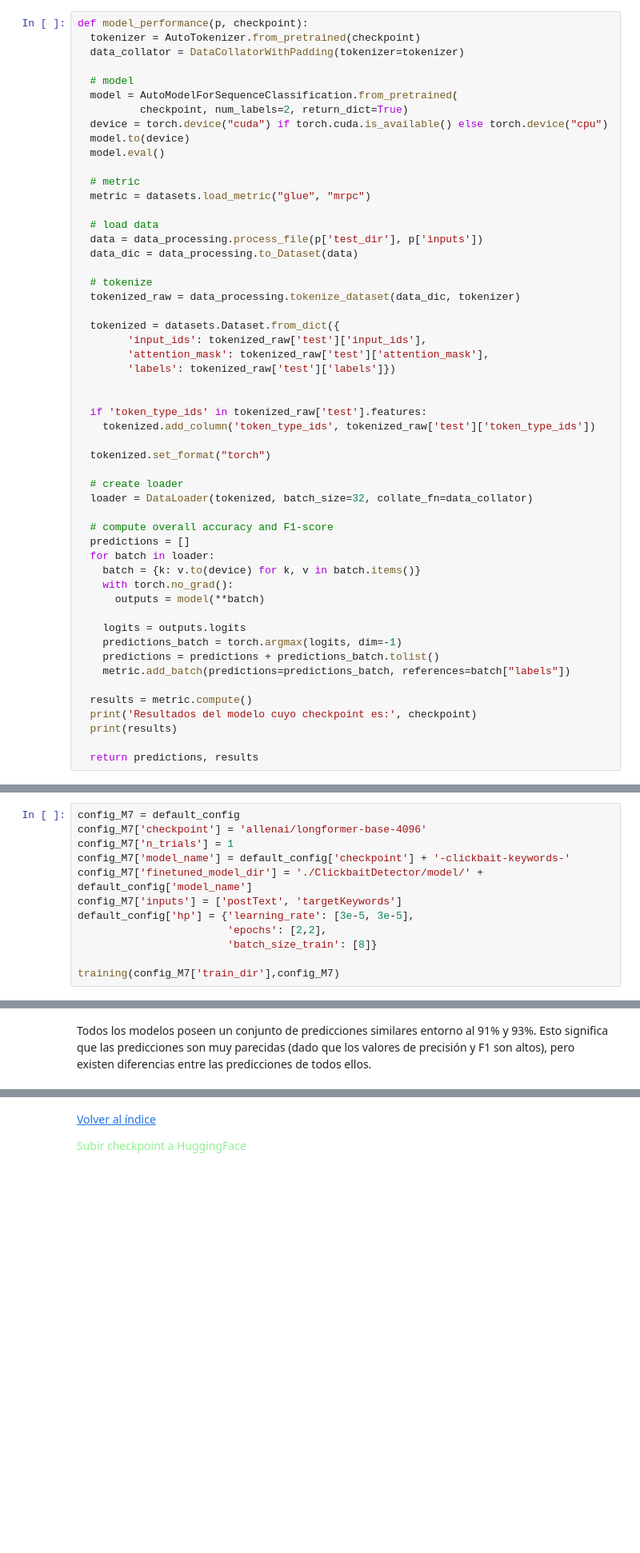
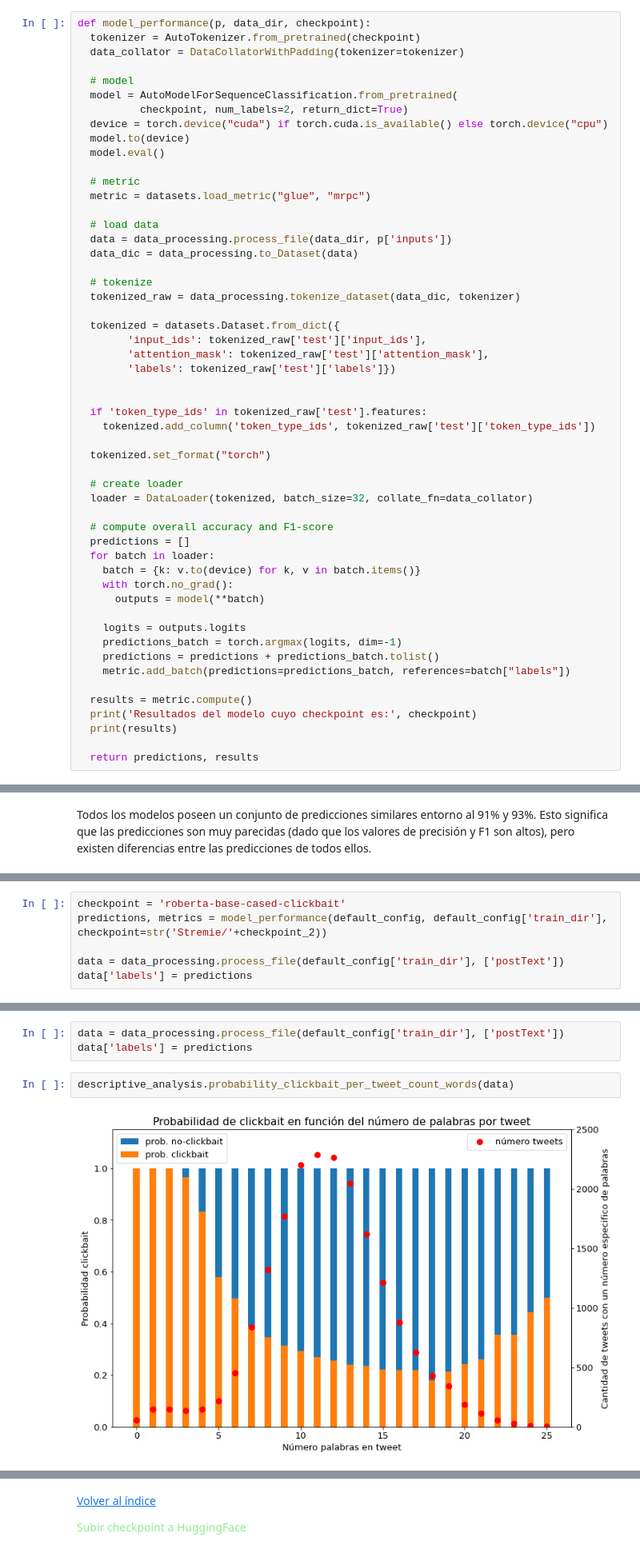
Before and after one commit to Albmargar1/ClickbaitDetector, a Jupyter notebook: main.ipynb, the cells around one changed output, grey strips where cells are left out. Shown at 80% size. Drawn from its saved outputs; the diff is of its cells as text; blank space fills up the shorter version.

```diff
--- a/main.ipynb
+++ b/main.ipynb
@@ -164,7 +163,7 @@ def training(data_dir, p):
 
 <font color='lightgreen'> Evaluación del modelo </font>
 # %%
-def model_performance(p, checkpoint):
+def model_performance(p, data_dir, checkpoint):
   tokenizer = AutoTokenizer.from_pretrained(checkpoint)
   data_collator = DataCollatorWithPadding(tokenizer=tokenizer)
 
@@ -179,7 +178,7 @@ def model_performance(p, checkpoint):
   metric = datasets.load_metric("glue", "mrpc")
 
   # load data
-  data = data_processing.process_file(p['test_dir'], p['inputs'])
+  data = data_processing.process_file(data_dir, p['inputs'])
   data_dic = data_processing.to_Dataset(data)
 
   # tokenize
@@ -496,15 +490,3 @@ training(config_M6['train_dir'],config_M6)
-# %%
-config_M7 = default_config
-config_M7['checkpoint'] = 'allenai/longformer-base-4096'
-config_M7['n_trials'] = 1
-config_M7['model_name'] = default_config['checkpoint'] + '-clickbait-keywords-'
-config_M7['finetuned_model_dir'] = './ClickbaitDetector/model/' + default_config['model_name']
-config_M7['inputs'] = ['postText', 'targetKeywords']
-default_config['hp'] = {'learning_rate': [3e-5, 3e-5],
-                        'epochs': [2,2],
-                        'batch_size_train': [8]}
-
-training(config_M7['train_dir'],config_M7)
 # %% [markdown]
 [Volver al índice](#Index)
 <a name=eval></a>
@@ -597,0 +619,6 @@ Todos los modelos poseen un conjunto de predicciones similares entorno al 91% y
+# %%
+checkpoint = 'roberta-base-cased-clickbait'
+predictions, metrics = model_performance(default_config, default_config['train_dir'], checkpoint=str('Stremie/'+checkpoint_2))
+
+data = data_processing.process_file(default_config['train_dir'], ['postText'])
+data['labels'] = predictions
@@ -597,0 +628,7 @@ Todos los modelos poseen un conjunto de predicciones similares entorno al 91% y
+# %%
+data = data_processing.process_file(default_config['train_dir'], ['postText'])
+data['labels'] = predictions
+# %%
+descriptive_analysis.probability_clickbait_per_tweet_count_words(data)
+# %% [output]
+[figure, added]
```
Also changed, not shown: parts of 27 cells of this notebook.
